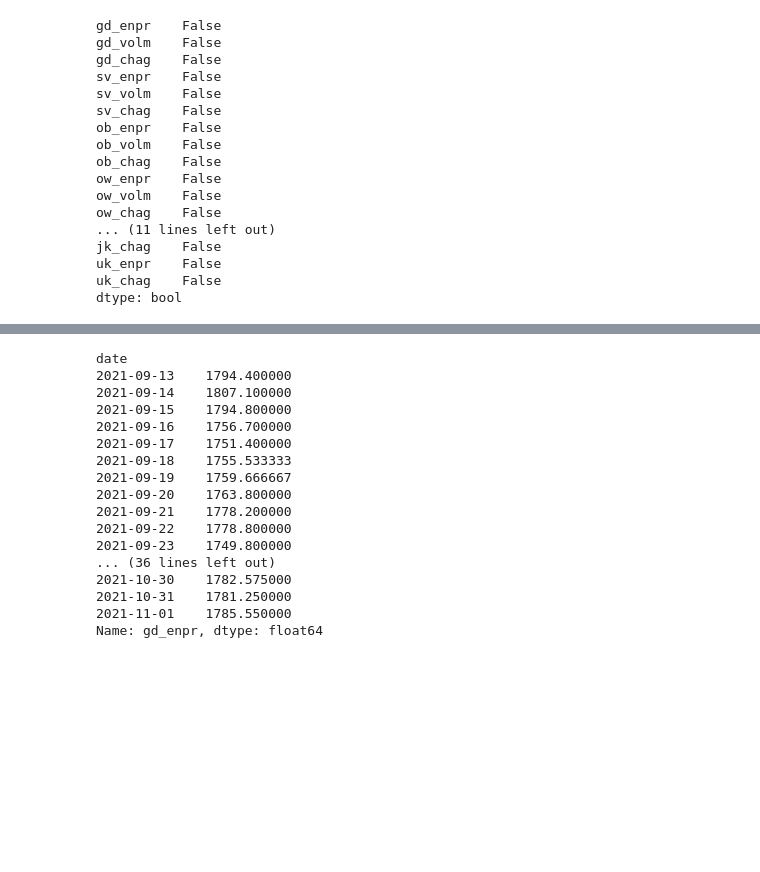
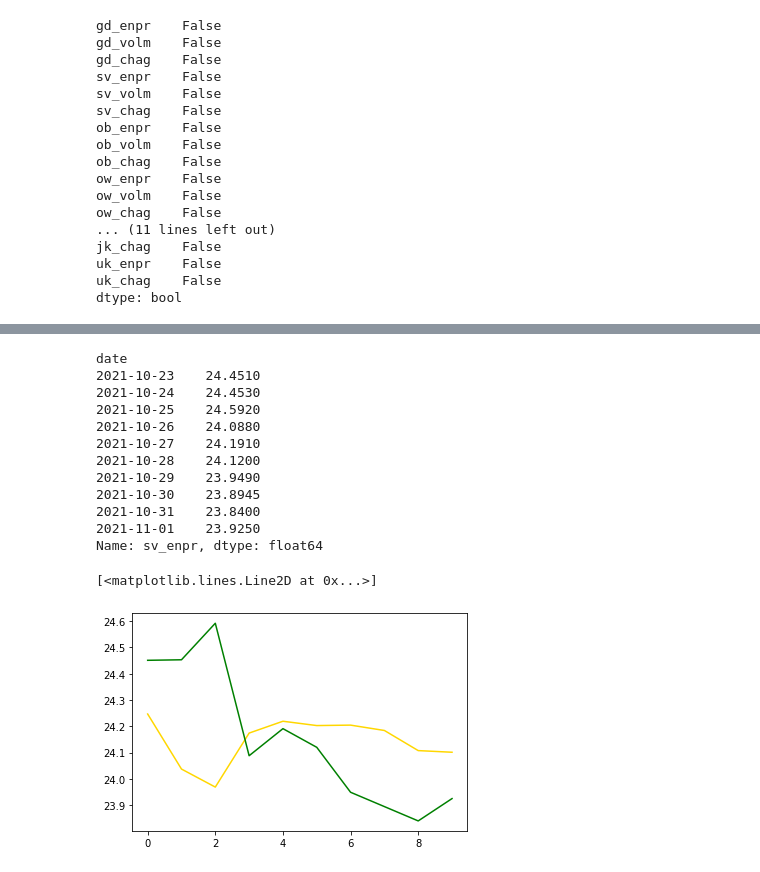
Before and after one commit to sumu97/Data-Science-Cheat-Code, a Jupyter notebook: Kospi_Market_Analysis_sumu97.ipynb, the cells around one changed output, grey strips where cells are left out. Cells and saved outputs as stored; diff of their text form; code cells hidden in the pictures; blank space fills up the shorter version.

```diff
--- a/Kospi_Market_Analysis_sumu97.ipynb
+++ b/Kospi_Market_Analysis_sumu97.ipynb
@@ -237,26 +271,21 @@ residuals.plot()
 # 모델 평가
 forecast_data = model_fit.forecast(steps=step)
 
-test_df1 = df_enpr[len(df_enpr) - step:]
-test_df1
+test_df_c = df_enpr[len(df_enpr) - step:]
+test_df_c
 # %% [output]
 date
-2021-09-13    1794.400000
-2021-09-14    1807.100000
-2021-09-15    1794.800000
-2021-09-16    1756.700000
-2021-09-17    1751.400000
-2021-09-18    1755.533333
-2021-09-19    1759.666667
-2021-09-20    1763.800000
-2021-09-21    1778.200000
-2021-09-22    1778.800000
-2021-09-23    1749.800000
-... (36 lines left out)
-2021-10-30    1782.575000
-2021-10-31    1781.250000
-2021-11-01    1785.550000
-Name: gd_enpr, dtype: float64
+2021-10-23    24.4510
+2021-10-24    24.4530
+2021-10-25    24.5920
+2021-10-26    24.0880
+2021-10-27    24.1910
+2021-10-28    24.1200
+2021-10-29    23.9490
+2021-10-30    23.8945
+2021-10-31    23.8400
+2021-11-01    23.9250
+Name: sv_enpr, dtype: float64
 # %%
 # 마지막 5월의 예측 데이터
 pred_y = forecast_data[0].tolist()
@@ -275,3 +304,12 @@ for lower_upper in forecast_data[2]:
     upper = lower_upper[1]
     pred_y_lower.append(lower)
     pred_y_upper.append(upper)
+# %%
+# 2,1,2 모델이 예측한 가격 그래프
+plt.plot(pred_y, color = 'gold')
+
+# 실제 가격 그래프
+plt.plot(test_y, color = 'green')
+# %% [output]
+[<matplotlib.lines.Line2D at 0x...>]
+[figure, added]
```
Also changed, not shown: parts of 35 cells of this notebook.
